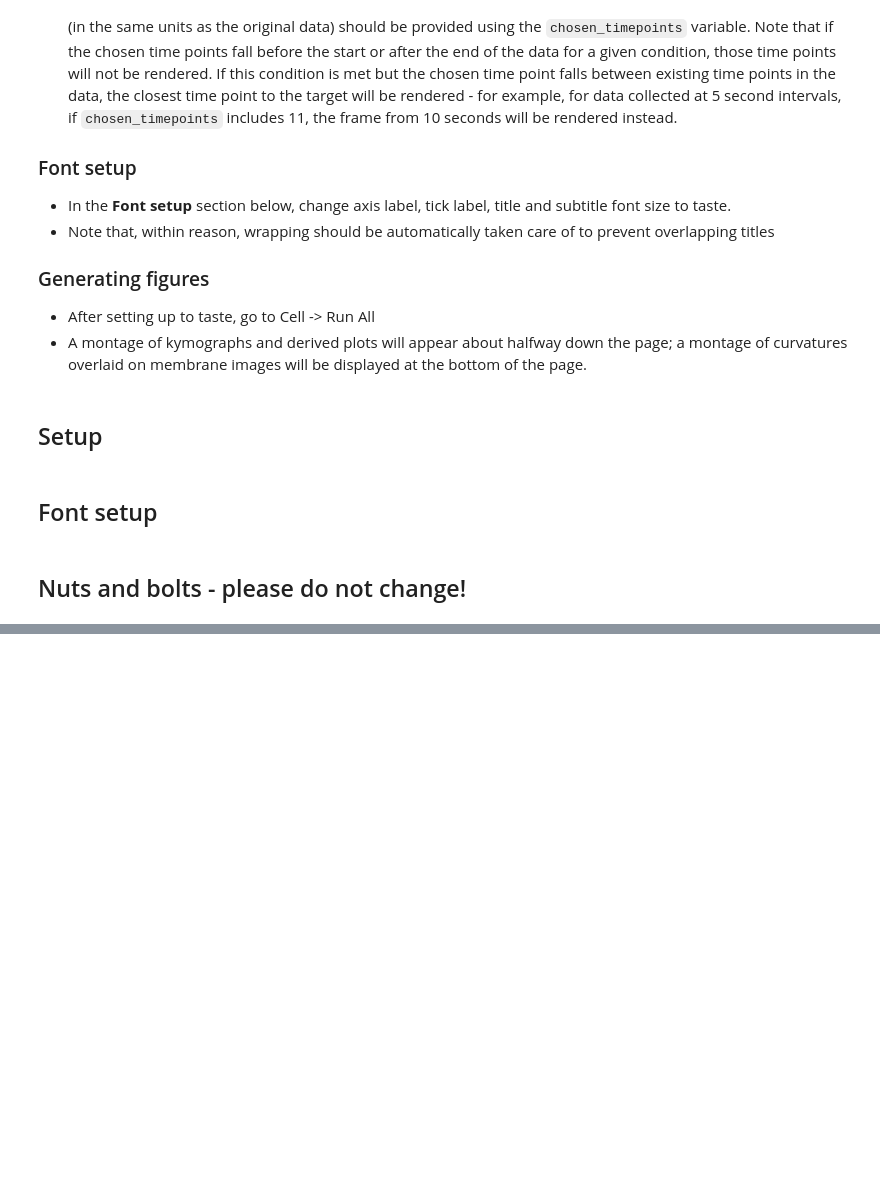
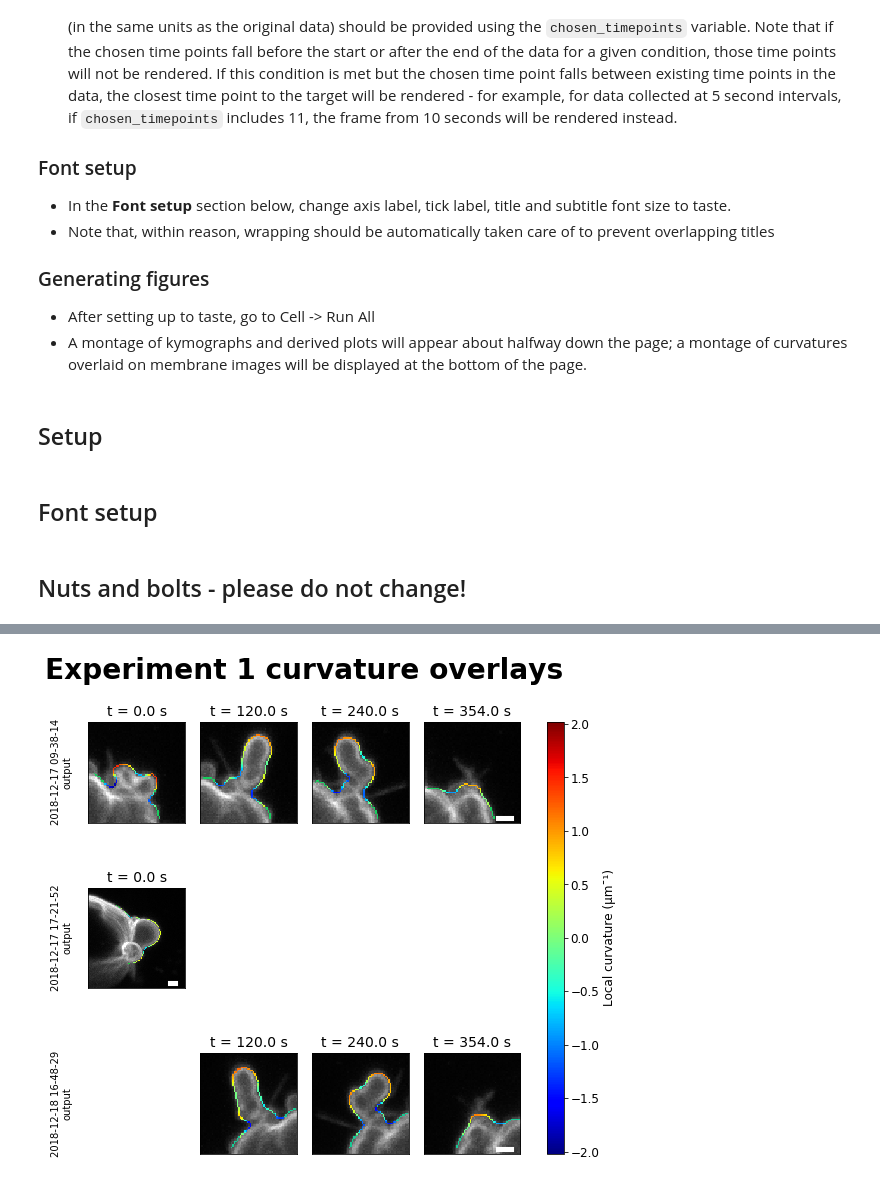
Before and after one commit to dougkelly88/blebbing_analysis, a Jupyter notebook: plotting/Blebbing figures.ipynb, the cells around one changed output, grey strips where cells are left out. Saved outputs shown, nothing was run; the diff lists cells and outputs as text; code cells hidden in the pictures; blank space fills up the shorter version.

```diff
--- a/plotting/Blebbing figures.ipynb
+++ b/plotting/Blebbing figures.ipynb
@@ -459,0 +133,24 @@ ax.set_xlim([-100, 550]);
+# %%
+experiment_title = os.path.basename(experiment_folder);
+ims, raw_curvatures, paramses, row_titles = plotting.load_data_for_overlay_montage(experiment_folder,
+                                                                          condition_names,
+                                                                          use_subfolder_as_condition)
+fig, axs = plt.subplots(ncols=len(base_chosen_timepoints),
+                        nrows=len(ims),
+                        figsize=(2.5*len(ims),2.5*len(ims)));
+
+curv_lims = plotting.get_overlay_normalisation_limits(paramses, ims, raw_curvatures, make_colorscale_symmetrical=make_colorscale_symmetrical);
+
+plotting.plot_overlay_images(paramses,
+                             fig,
+                             axs,
+                             ims,
+                             raw_curvatures,
+                             curv_lims,
+                             base_chosen_timepoints,
+                             scale_bar_color,
+                             scale_bar_size_um);
+
+plotting.adjust_overlay_images_display(fig, axs, paramses, curv_lims, experiment_title, row_titles);
+# %% [output]
+[figure, added]
```
Also changed, not shown: parts of 8 cells of this notebook, 1 other file.
